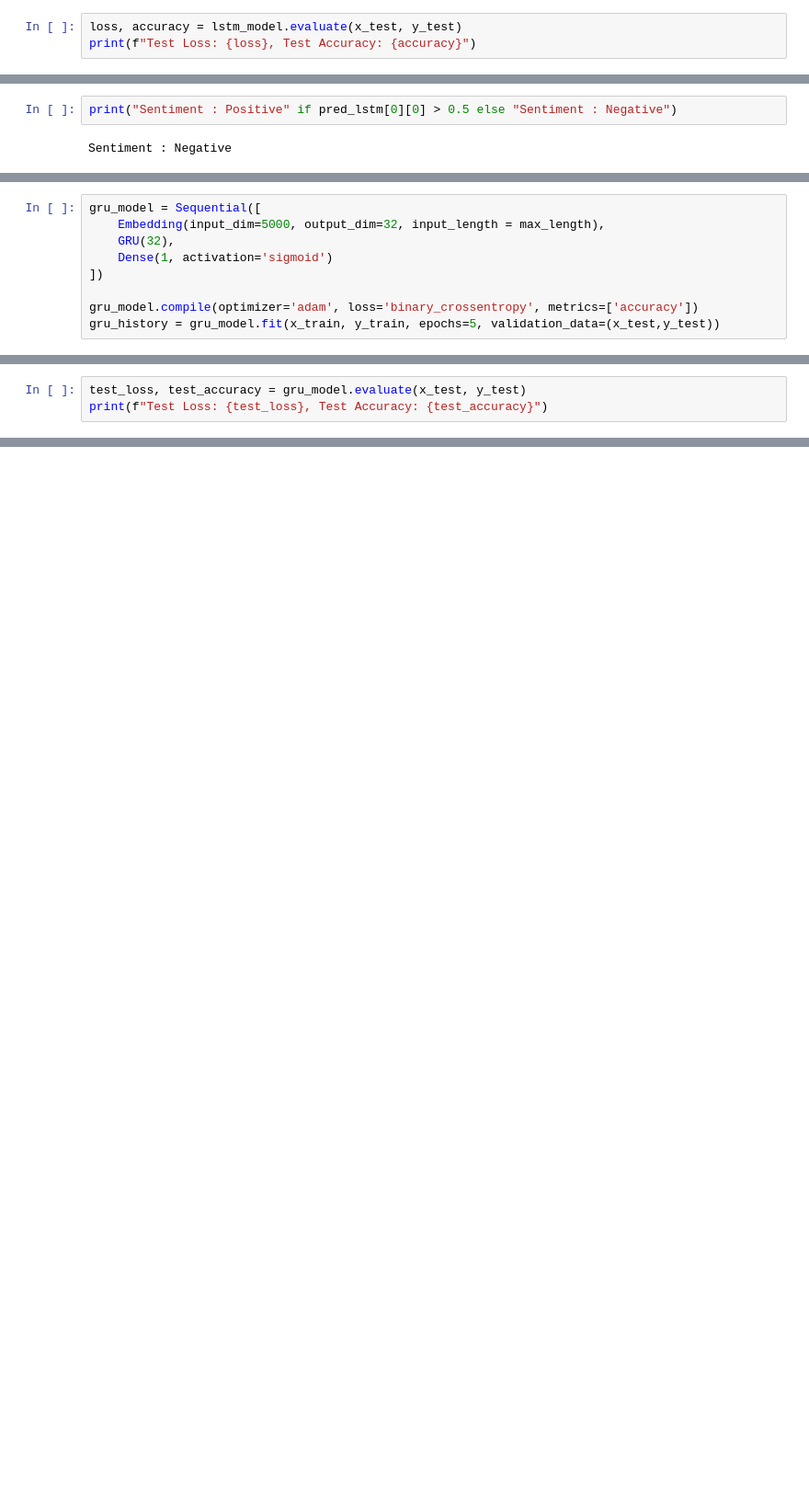
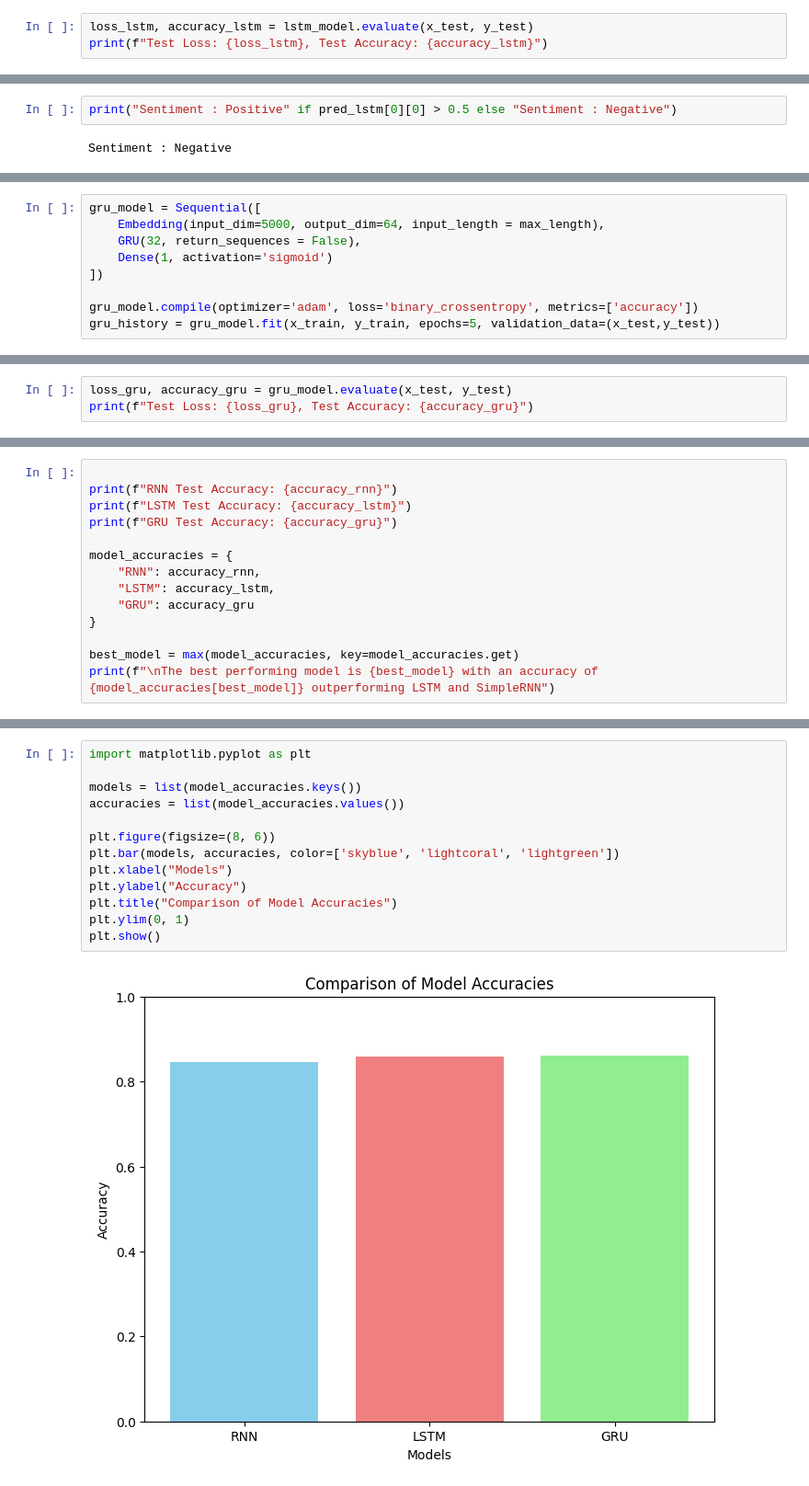
Before and after one commit to navi004/Deep-Learning-CSE4037-, a Jupyter notebook: DL_Lab_8.ipynb, the cells around one changed output, grey strips where cells are left out. Shown at 92% size. Saved outputs shown, nothing was run; the diff lists cells and outputs as text; blank space fills up the shorter version.

```diff
--- a/DL_Lab_8.ipynb
+++ b/DL_Lab_8.ipynb
@@ -122,4 +159,4 @@ Model: "sequential_7"
 # %%
-loss, accuracy = lstm_model.evaluate(x_test, y_test)
-print(f"Test Loss: {loss}, Test Accuracy: {accuracy}")
+loss_lstm, accuracy_lstm = lstm_model.evaluate(x_test, y_test)
+print(f"Test Loss: {loss_lstm}, Test Accuracy: {accuracy_lstm}")
 # %% [output]
@@ -149,7 +181,7 @@ Sentiment : Negative
 # %%
 gru_model = Sequential([
-    Embedding(input_dim=5000, output_dim=32, input_length = max_length),
-    GRU(32),
+    Embedding(input_dim=5000, output_dim=64, input_length = max_length),
+    GRU(32, return_sequences = False),
     Dense(1, activation='sigmoid')
 ])
 
@@ -186,4 +203,4 @@ Model: "sequential_8"
 # %%
-test_loss, test_accuracy = gru_model.evaluate(x_test, y_test)
-print(f"Test Loss: {test_loss}, Test Accuracy: {test_accuracy}")
+loss_gru, accuracy_gru = gru_model.evaluate(x_test, y_test)
+print(f"Test Loss: {loss_gru}, Test Accuracy: {accuracy_gru}")
 # %% [output]
@@ -210,0 +224,14 @@ Sentiment : Positive
+# %%
+
+print(f"RNN Test Accuracy: {accuracy_rnn}")
+print(f"LSTM Test Accuracy: {accuracy_lstm}")
+print(f"GRU Test Accuracy: {accuracy_gru}")
+
+model_accuracies = {
+    "RNN": accuracy_rnn,
+    "LSTM": accuracy_lstm,
+    "GRU": accuracy_gru
+}
+
+best_model = max(model_accuracies, key=model_accuracies.get)
+print(f"\nThe best performing model is {best_model} with an accuracy of {model_accuracies[best_model]} outperforming LSTM and SimpleRNN")
@@ -210,0 +244,15 @@ Sentiment : Positive
+# %%
+import matplotlib.pyplot as plt
+
+models = list(model_accuracies.keys())
+accuracies = list(model_accuracies.values())
+
+plt.figure(figsize=(8, 6))
+plt.bar(models, accuracies, color=['skyblue', 'lightcoral', 'lightgreen'])
+plt.xlabel("Models")
+plt.ylabel("Accuracy")
+plt.title("Comparison of Model Accuracies")
+plt.ylim(0, 1)
+plt.show()
+# %% [output]
+[figure, added]
```
Also changed, not shown: parts of 33 cells of this notebook.
